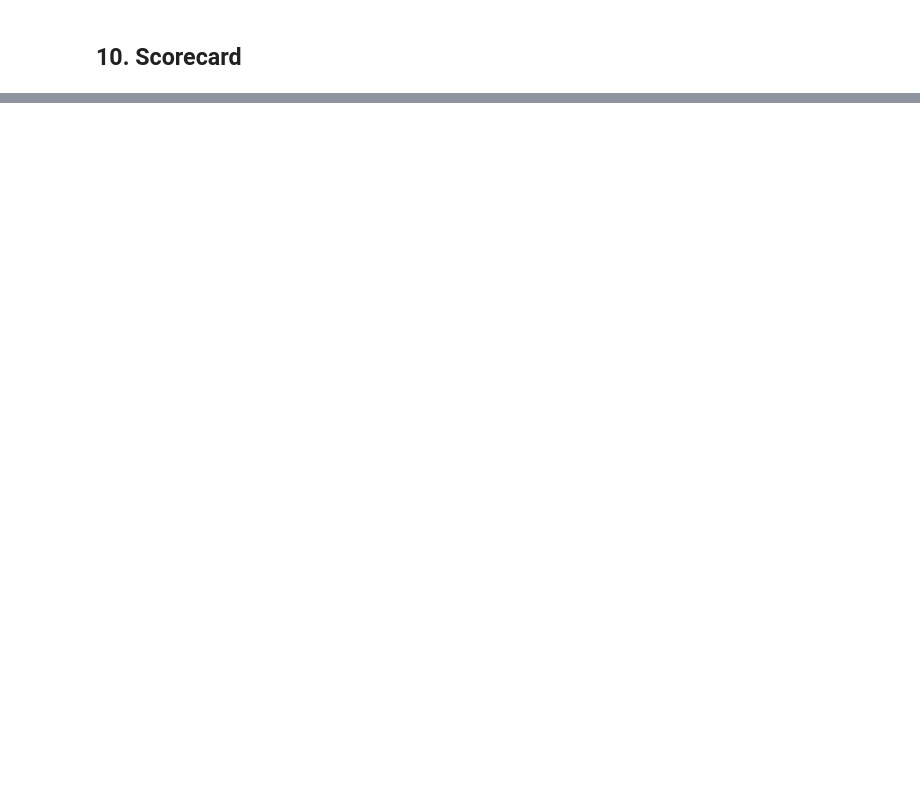
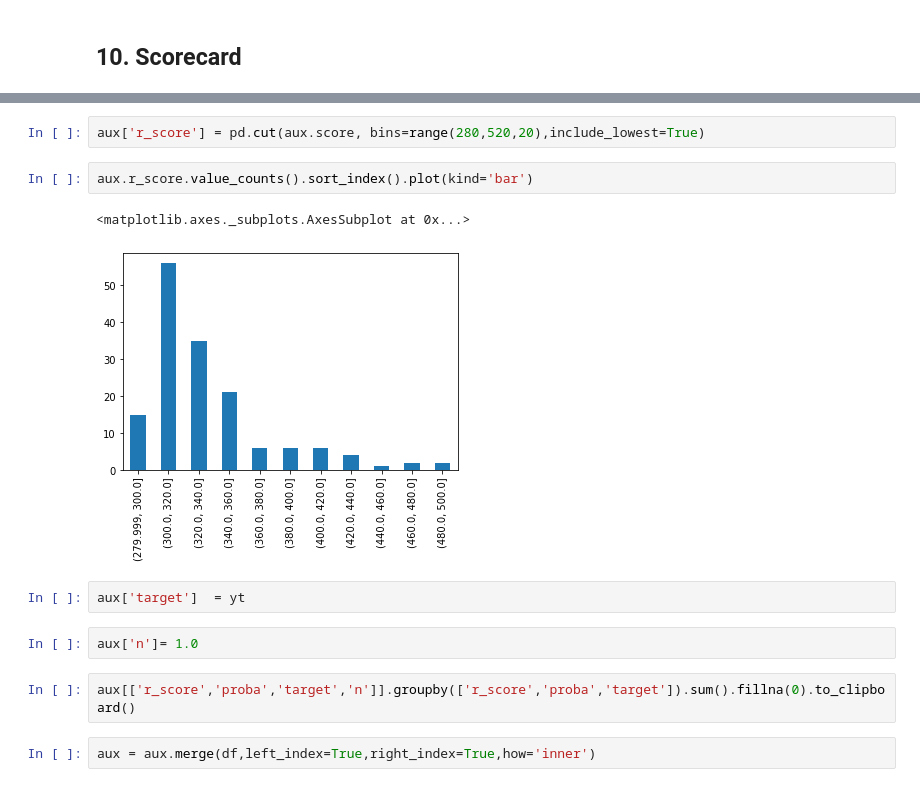
Before and after one commit to roca8/AMV, a Jupyter notebook: programas/Práctica Regresión Logística.ipynb, the cells around one changed output, grey strips where cells are left out. Cells and saved outputs as stored; diff of their text form; blank space fills up the shorter version.

```diff
--- a/programas/Práctica Regresión Logística.ipynb
+++ b/programas/Práctica Regresión Logística.ipynb
@@ -373,0 +413,15 @@ aux
+# %%
+aux['r_score'] = pd.cut(aux.score, bins=range(280,520,20),include_lowest=True)
+# %%
+aux.r_score.value_counts().sort_index().plot(kind='bar')
+# %% [output]
+<matplotlib.axes._subplots.AxesSubplot at 0x...>
+[figure, added]
+# %%
+aux['target']  = yt
+# %%
+aux['n']= 1.0
+# %%
+aux[['r_score','proba','target','n']].groupby(['r_score','proba','target']).sum().fillna(0).to_clipboard()
+# %%
+aux = aux.merge(df,left_index=True,right_index=True,how='inner')
```
Also changed, not shown: parts of 14 cells of this notebook, 4 other files.
